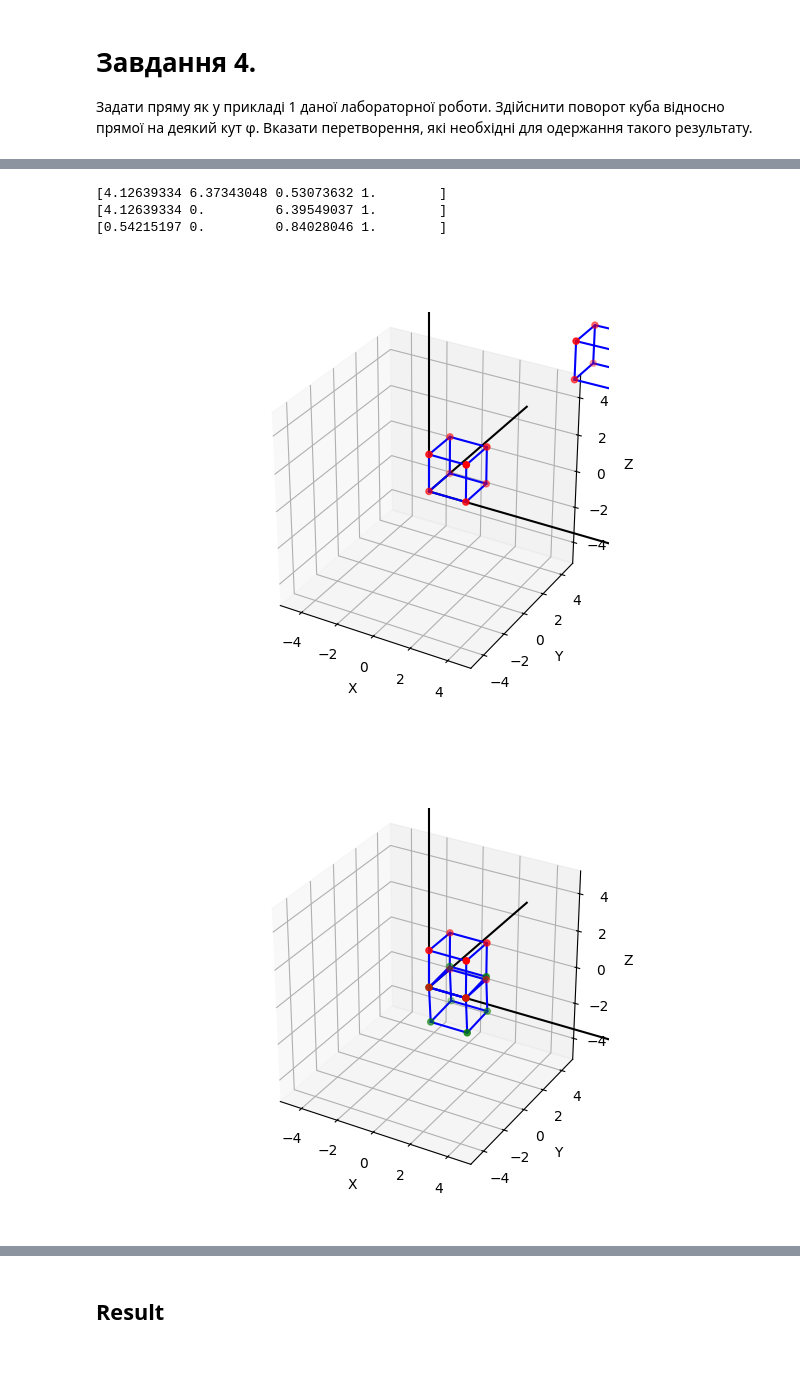
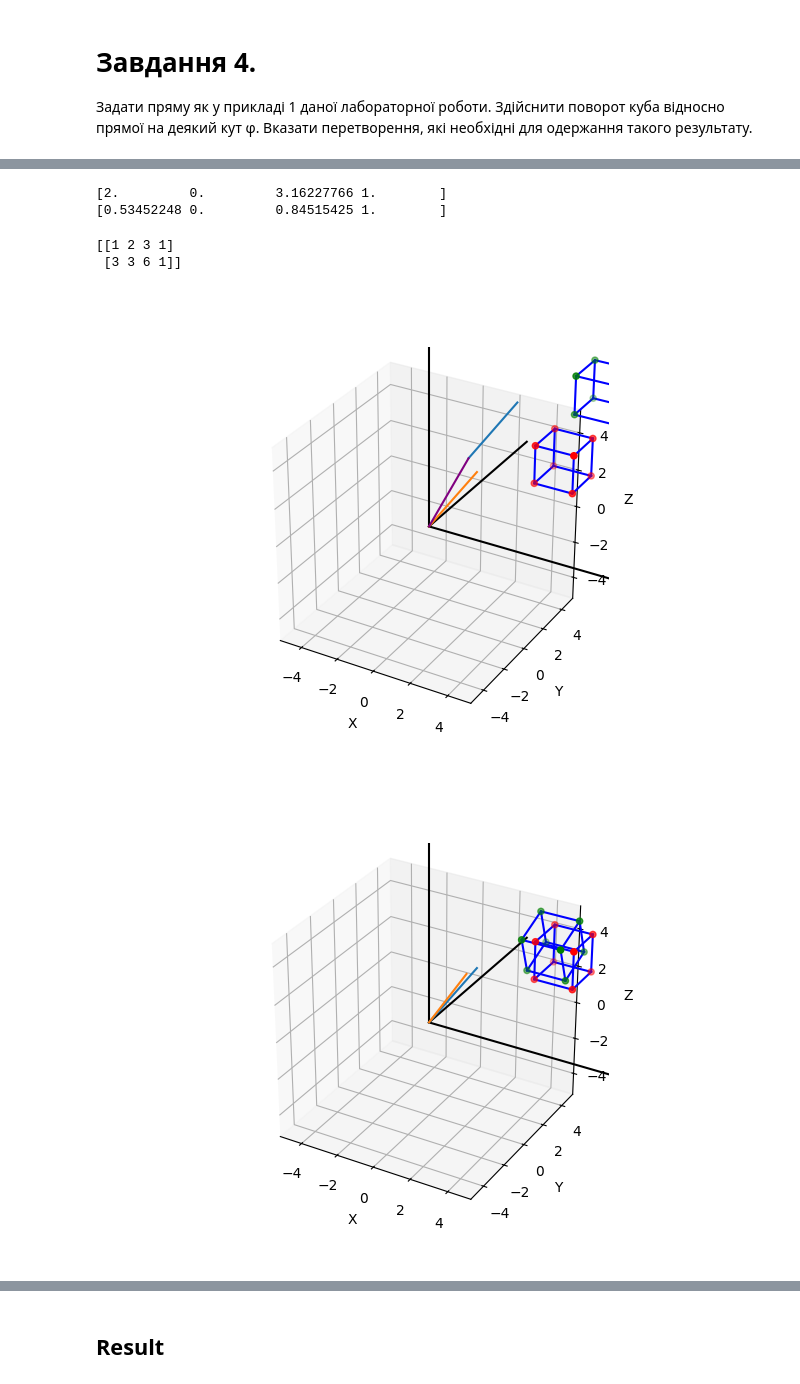
Before and after one commit to JavaConterry/Computer-Graphics, a Jupyter notebook: Lab2/CWorksheet.ipynb, the cells around one changed output, grey strips where cells are left out. Saved outputs shown, nothing was run; the diff lists cells and outputs as text; code cells hidden in the pictures.

```diff
--- a/Lab2/CWorksheet.ipynb
+++ b/Lab2/CWorksheet.ipynb
@@ -190,23 +191,23 @@ line = np.array([[0, 0, 0, 1],[x_end[0], y_end[0], z_end[0], 1]])
 # %%
-row_sums = np.sum(vertices, axis=1)
-min_row_index = np.argmin(row_sums)
-min_row = vertices[min_row_index]
+# row_sums = np.sum(vertices, axis=1)
+# min_row_index = np.argmin(row_sums)
+# min_row = vertices[min_row_index]
 
-M_transpose_to_0 = np.array([[1, 0, 0, -min_row[0]],
-                            [0, 1, 0, -min_row[1]],
-                            [0, 0, 1, -min_row[2]],
+M_transpose_to_0 = np.array([[1, 0, 0, -point[0]],
+                            [0, 1, 0, -point[1]],
+                            [0, 0, 1, -point[2]],
                             [0, 0, 0, 1]])
 
-cosxi = line_vector[2]/m.sqrt(line_vector[1]**2+line_vector[2]**2)
-sinxi = line_vector[1]/m.sqrt(line_vector[1]**2+line_vector[2]**2)
+
+cosxi = vector[2]/m.sqrt(vector[1]**2+vector[2]**2)
+sinxi = vector[1]/m.sqrt(vector[1]**2+vector[2]**2)
 
 R_x = np.array([[1,     0,    0,   0],
-                [0, cosxi, -sinxi,  0],
-                [0, sinxi, cosxi, 0],
+                [0, cosxi, sinxi,  0],
+                [0, -sinxi, cosxi, 0],
                 [0,     0,      0, 1]])
 
-print(line_vector)
-l_m_vector = line_vector.dot(R_x.T)
+l_m_vector = np.stack([vector[0], vector[1], vector[2], 1]).dot(R_x)
 print(l_m_vector)
 l_m_vector = l_m_vector/m.sqrt(l_m_vector[0]**2 + l_m_vector[2]**2); l_m_vector[3] = 1
 print(l_m_vector)
@@ -218,8 +219,7 @@ R_y = np.array([[costeta, 0, -sinteta, 0],
                 [sinteta, 0,  costeta, 0],
                 [0,       0,        0, 1]])
 
-#rotate by φ=pi/3
-fi = m.pi/3
+
 cosfi = m.cos(fi)
 sinfi = m.sin(fi)
 
@@ -237,12 +237,23 @@ R_x_back = np.array([[1, 0, 0, 0],
                 [0, cosxi, -sinxi, 0],
                 [0, sinxi, cosxi, 0],
                 [0,     0,     0, 1]])
+
+
+M_transpose_from_0 = np.array([[1, 0, 0, point[0]],
+                            [0, 1, 0, point[1]],
+                            [0, 0, 1, point[2]],
+                            [0, 0, 0, 1]])
 # %% [output]
-[4.12639334 6.37343048 0.53073632 1.        ]
-[4.12639334 0.         6.39549037 1.        ]
-[0.54215197 0.         0.84028046 1.        ]
+[2.         0.         3.16227766 1.        ]
+[0.53452248 0.         0.84515425 1.        ]
 # %%
 m_vertices = vertices.dot(M_transpose_to_0.T)
+print(line)
+line = np.stack((line[:, 0], line[:, 1], line[:, 2], np.ones(len(line))))
+m_line = line.T.dot(M_transpose_to_0.T)
+# %% [output]
+[[1 2 3 1]
+ [3 3 6 1]]
 # %%
 fig = plt.figure()
 ax = fig.add_subplot(111, projection='3d')
@@ -254,7 +265,7 @@ ax.plot([0, 0], [0, 10], [0, 0], color='black')  # y-axis
 ax.plot([0, 0], [0, 0], [0, 10], color='black')  # z-axis
 
 #plot cube
-ax.scatter(vertices[:,0], vertices[:,1], vertices[:,2], color='r')
+ax.scatter(vertices[:,0], vertices[:,1], vertices[:,2], color='g')
 
 for edge in edges:
     ax.plot([vertices[edge[0]][0], vertices[edge[1]][0]],
@@ -271,6 +282,11 @@ for edge in edges:
             [m_vertices[edge[0]][1], m_vertices[edge[1]][1]],
             [m_vertices[edge[0]][2], m_vertices[edge[1]][2]], color='b')
 
+line = line.T
+ax.plot(line[:,0], line[:,1], line[:,2])
+ax.plot(m_line[:,0], m_line[:,1], m_line[:,2])
+p_vec = np.array([[0, 0, 0], [point[0], point[1],point[2]]])
+ax.plot(p_vec[:, 0], p_vec[:, 1], p_vec[:, 2], color='purple')
 
 ax.set_xlabel('X')
 ax.set_ylabel('Y')
@@ -284,9 +300,10 @@ plt.gca().set_aspect("equal")
 
 plt.show()
 # %% [output]
-[figure, old version]
+[figure, new version]
 # %%
 m_rx_vertices = m_vertices.dot(R_x)
+m_rx_line = m_line.dot(R_x)
 # %%
 fig = plt.figure()
 ax = fig.add_subplot(111, projection='3d')
@@ -300,33 +317,36 @@ ax.plot([0, 0], [0, 0], [0, 10], color='black')  # z-axis
 #plot cube
 ax.scatter(m_vertices[:,0], m_vertices[:,1], m_vertices[:,2], color='r')
 
 for edge in edges:
     ax.plot([m_vertices[edge[0]][0], m_vertices[edge[1]][0]],
             [m_vertices[edge[0]][1], m_vertices[edge[1]][1]],
             [m_vertices[edge[0]][2], m_vertices[edge[1]][2]], color='b')
 
 
 
 #plot cube
 ax.scatter(m_rx_vertices[:,0], m_rx_vertices[:,1], m_rx_vertices[:,2], color='g')
 
 for edge in edges:
     ax.plot([m_rx_vertices[edge[0]][0], m_rx_vertices[edge[1]][0]],
             [m_rx_vertices[edge[0]][1], m_rx_vertices[edge[1]][1]],
             [m_rx_vertices[edge[0]][2], m_rx_vertices[edge[1]][2]], color='b')
 
 
+ax.plot(m_line[:,0], m_line[:,1], m_line[:,2])
+ax.plot(m_rx_line[:,0], m_rx_line[:,1], m_rx_line[:,2])
+
 ax.set_xlabel('X')
 ax.set_ylabel('Y')
 ax.set_zlabel('Z')
 ax.set_xlim(-5, 5)
 ax.set_ylim(-5, 5)
 ax.set_zlim(-5, 5)
 plt.gca().set_aspect("equal")
 
 
 plt.show()
 # %% [output]
-[figure, old version]
+[figure, new version]
 # %%
 m_rxy_vertices = m_rx_vertices.dot(R_y)
```
Also changed, not shown: parts of 14 cells of this notebook.
